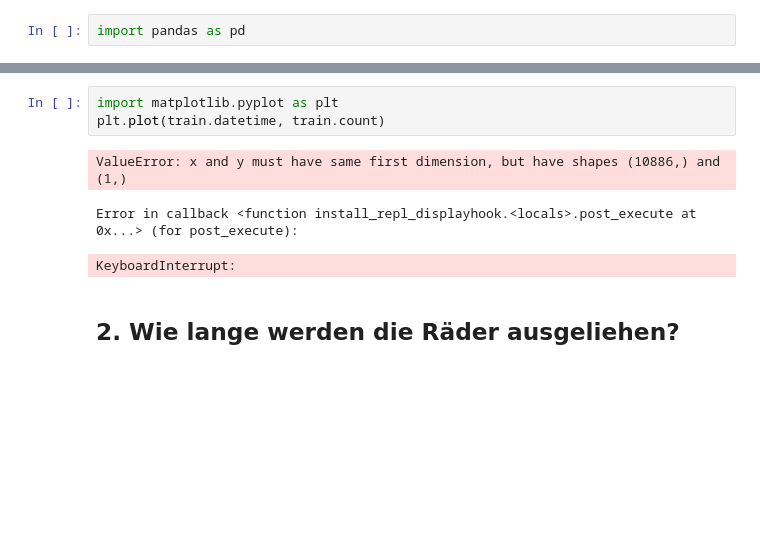
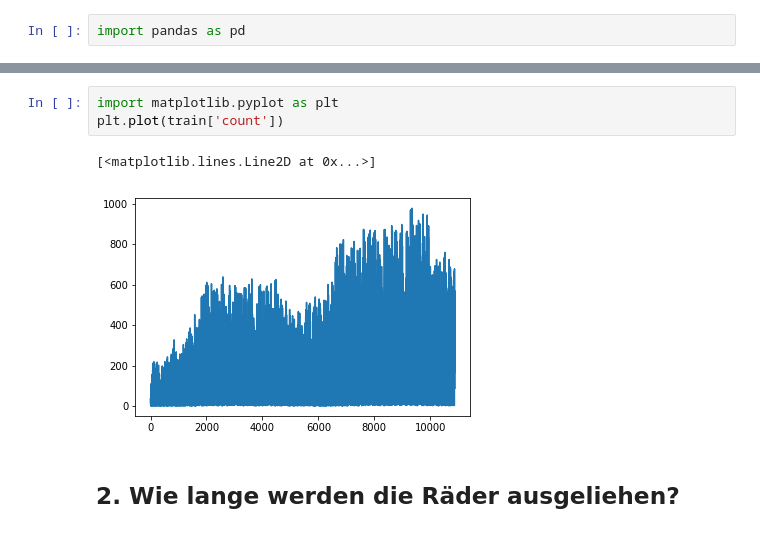
Before and after one commit to tech-academy-ev/BikeSharing19, a Jupyter notebook: BikeSharing_Aufgaben.ipynb, the cells around one changed output, grey strips where cells are left out. Drawn from its saved outputs; the diff is of its cells as text; blank space fills up the shorter version.

Commit message:
Plot 'count' data from train

```diff
--- a/BikeSharing_Aufgaben.ipynb
+++ b/BikeSharing_Aufgaben.ipynb
@@ -126,11 +126,10 @@ train.head(7) # shows the first 5 rows by default
 | 6 | 2011-01-01 06:00:00 | 1 | 0 | 0 | 1 | 9.02 | 13.635 | 80 | 0.0000 | 2 | ... |
 # %%
 import matplotlib.pyplot as plt
-plt.plot(train.datetime, train.count)
+plt.plot(train['count'])
 # %% [output]
-ValueError: x and y must have same first dimension, but have shapes (10886,) and (1,)
+[<matplotlib.lines.Line2D at 0x...>]
-Error in callback <function install_repl_displayhook.<locals>.post_execute at 0x...> (for post_execute):
-KeyboardInterrupt:
+[figure, added]
 # %% [markdown]
 <a id='WlwdRa'></a>
 ## 2. Wie lange werden die Räder ausgeliehen?
```
